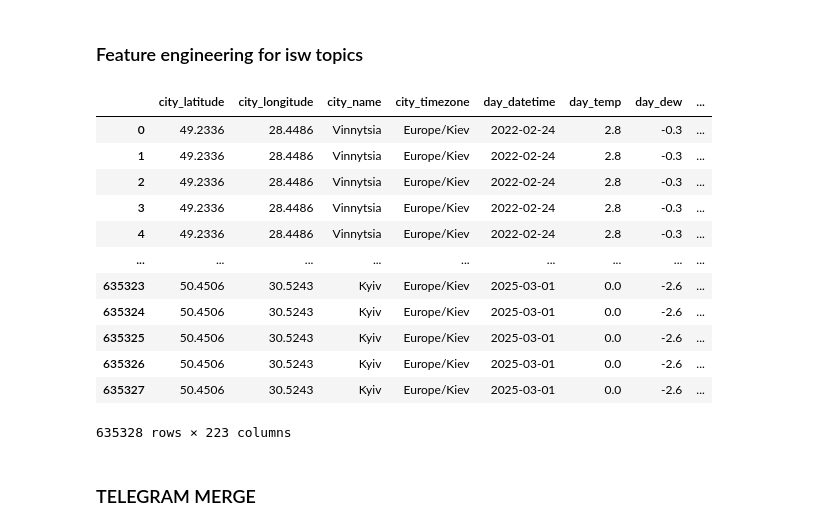
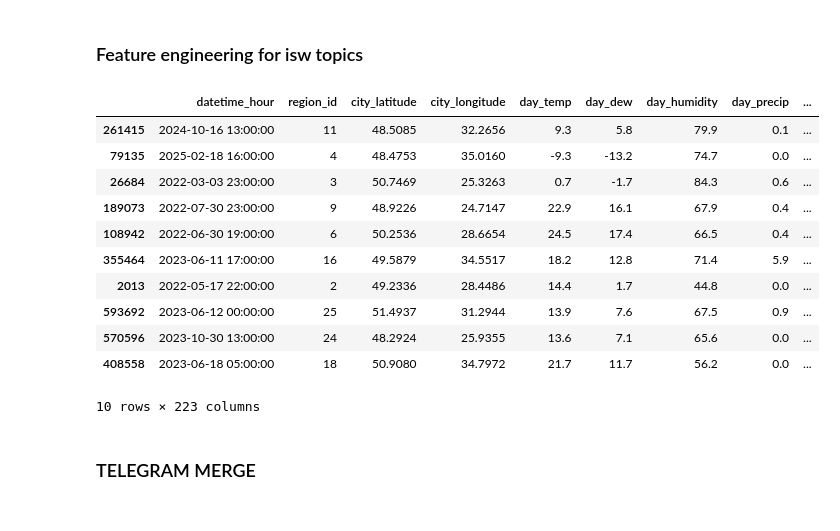
Before and after one commit to khorunzhaviktoriia/war-events-predictor-saas, a Jupyter notebook: forecasting/data_merge_feature_engineering.ipynb, the cells around one changed output. Saved outputs shown, nothing was run; the diff lists cells and outputs as text; code cells hidden in the pictures.

```diff
--- a/forecasting/data_merge_feature_engineering.ipynb
+++ b/forecasting/data_merge_feature_engineering.ipynb
@@ -305,31 +310,31 @@ df_isw_abs = df_final[topic_cols].abs()
 df_final['isw_total_intensity'] = df_isw_abs.sum(axis=1)
 df_final['isw_topic_std'] = df_isw_abs.std(axis=1)
 df_final['isw_topic_max'] = df_isw_abs.max(axis=1)
-df_final["isw_topic_mean"] = df_isw_abs.mean(axis=1)
+df_final['isw_topic_mean'] = df_isw_abs.mean(axis=1)
 
 df_final['isw_velocity_24h'] = df_final['isw_total_intensity'].diff(24)
 
-df_final["isw_intensity_ema"] = (df_final.groupby("region_id")["isw_total_intensity"].transform(lambda x: x.ewm(span=24).mean()))
+df_final['isw_intensity_ema'] = (df_final.groupby('region_id')['isw_total_intensity'].transform(lambda x: x.shift(1).ewm(span=24).mean()))
 
-df_final["isw_topic_entropy"] = -(df_isw_abs.div(df_isw_abs.sum(axis=1), axis=0) * np.log(df_isw_abs.div(df_isw_abs.sum(axis=1), axis=0) + 1e-9)).sum(axis=1)
+df_final['isw_topic_entropy'] = -(df_isw_abs.div(df_isw_abs.sum(axis=1), axis=0) * np.log(df_isw_abs.div(df_isw_abs.sum(axis=1), axis=0) + 1e-9)).sum(axis=1)
 
-"""df_final.drop(columns=topic_cols, inplace=True)
-df_final = df_final.copy()"""
-df_final.fillna(0, inplace=True)
+isw_cols = ['isw_velocity_24h', 'isw_intensity_ema', 'isw_topic_entropy']
+df_final[isw_cols] = df_final[isw_cols].fillna(0)
-# %% [output]
-|  | city_latitude | city_longitude | city_name | city_timezone | day_datetime | day_temp | day_dew | ... |
-| 0 | 49.2336 | 28.4486 | Vinnytsia | Europe/Kiev | 2022-02-24 | 2.8 | -0.3 | ... |
-| 1 | 49.2336 | 28.4486 | Vinnytsia | Europe/Kiev | 2022-02-24 | 2.8 | -0.3 | ... |
-| 2 | 49.2336 | 28.4486 | Vinnytsia | Europe/Kiev | 2022-02-24 | 2.8 | -0.3 | ... |
-| 3 | 49.2336 | 28.4486 | Vinnytsia | Europe/Kiev | 2022-02-24 | 2.8 | -0.3 | ... |
-| 4 | 49.2336 | 28.4486 | Vinnytsia | Europe/Kiev | 2022-02-24 | 2.8 | -0.3 | ... |
-| ... | ... | ... | ... | ... | ... | ... | ... | ... |
-| 635323 | 50.4506 | 30.5243 | Kyiv | Europe/Kiev | 2025-03-01 | 0.0 | -2.6 | ... |
-| 635324 | 50.4506 | 30.5243 | Kyiv | Europe/Kiev | 2025-03-01 | 0.0 | -2.6 | ... |
-| 635325 | 50.4506 | 30.5243 | Kyiv | Europe/Kiev | 2025-03-01 | 0.0 | -2.6 | ... |
-| 635326 | 50.4506 | 30.5243 | Kyiv | Europe/Kiev | 2025-03-01 | 0.0 | -2.6 | ... |
-| 635327 | 50.4506 | 30.5243 | Kyiv | Europe/Kiev | 2025-03-01 | 0.0 | -2.6 | ... |
-635328 rows × 223 columns
+# %%
+df_final.sample(10)
+# %% [output]
+|  | datetime_hour | region_id | city_latitude | city_longitude | day_temp | day_dew | day_humidity | day_precip | ... |
+| 261415 | 2024-10-16 13:00:00 | 11 | 48.5085 | 32.2656 | 9.3 | 5.8 | 79.9 | 0.1 | ... |
+| 79135 | 2025-02-18 16:00:00 | 4 | 48.4753 | 35.0160 | -9.3 | -13.2 | 74.7 | 0.0 | ... |
+| 26684 | 2022-03-03 23:00:00 | 3 | 50.7469 | 25.3263 | 0.7 | -1.7 | 84.3 | 0.6 | ... |
+| 189073 | 2022-07-30 23:00:00 | 9 | 48.9226 | 24.7147 | 22.9 | 16.1 | 67.9 | 0.4 | ... |
+| 108942 | 2022-06-30 19:00:00 | 6 | 50.2536 | 28.6654 | 24.5 | 17.4 | 66.5 | 0.4 | ... |
+| 355464 | 2023-06-11 17:00:00 | 16 | 49.5879 | 34.5517 | 18.2 | 12.8 | 71.4 | 5.9 | ... |
+| 2013 | 2022-05-17 22:00:00 | 2 | 49.2336 | 28.4486 | 14.4 | 1.7 | 44.8 | 0.0 | ... |
+| 593692 | 2023-06-12 00:00:00 | 25 | 51.4937 | 31.2944 | 13.9 | 7.6 | 67.5 | 0.9 | ... |
+| 570596 | 2023-10-30 13:00:00 | 24 | 48.2924 | 25.9355 | 13.6 | 7.1 | 65.6 | 0.0 | ... |
+| 408558 | 2023-06-18 05:00:00 | 18 | 50.9080 | 34.7972 | 21.7 | 11.7 | 56.2 | 0.0 | ... |
+10 rows × 223 columns
 # %% [markdown]
 ### TELEGRAM MERGE
 # %%
```
Also changed, not shown: parts of 20 cells of this notebook.
